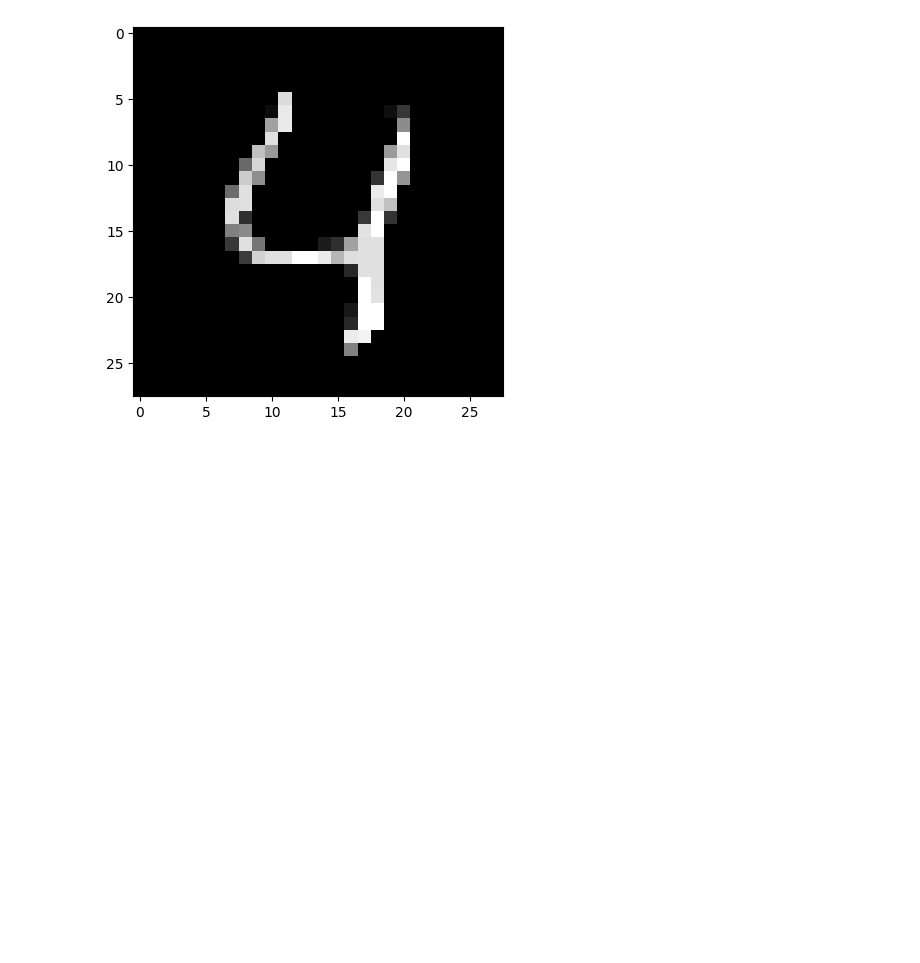
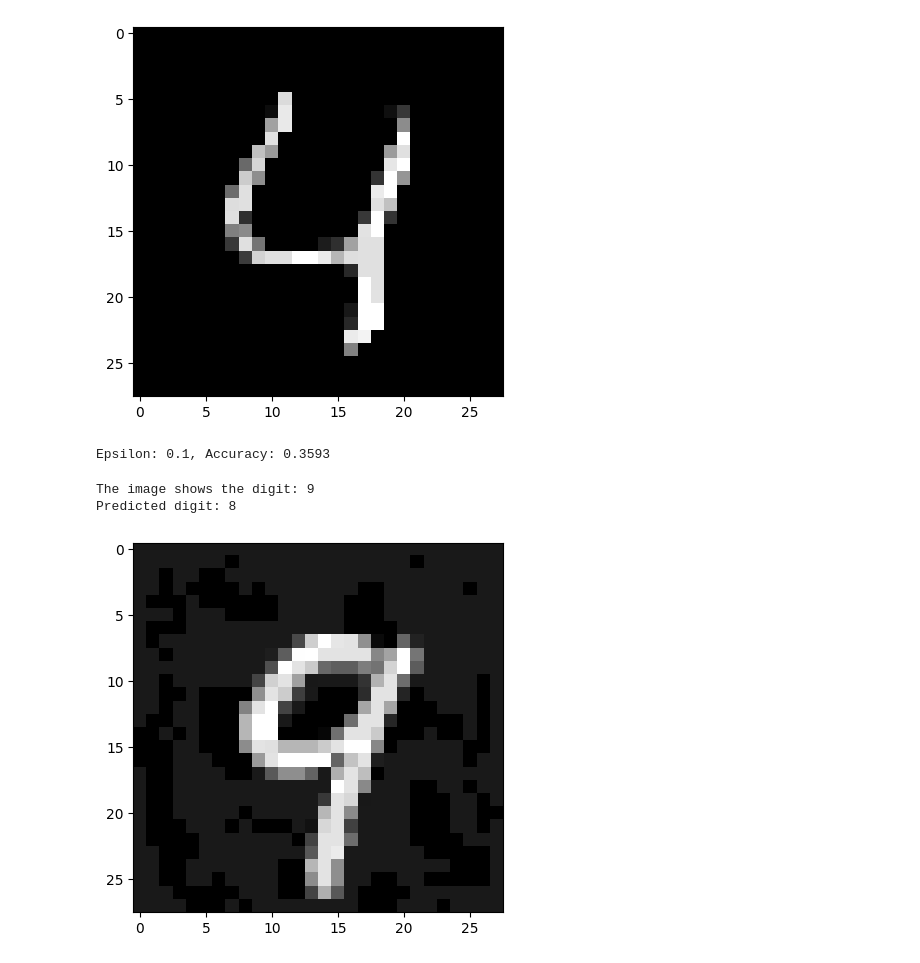
Before and after one commit to pavelihno/cognition-computation-project, a Jupyter notebook: notebook.ipynb, the cells around one changed output. Cells and saved outputs as stored; diff of their text form; code cells hidden in the pictures; blank space fills up the shorter version.

Commit message:
DBN Readout with gradients

```diff
--- a/notebook.ipynb
+++ b/notebook.ipynb
@@ -484,12 +478,13 @@ labels = mnist_test_targets.cpu().numpy()
 prob_h = mnist_test_data.to(device)
 
 for layer_idx, rbm in enumerate(dbn.rbms):
-    prob_h, h = rbm.sample_h(prob_h)
+    with torch.no_grad():
+        prob_h, h = rbm.sample_h(prob_h)
 
-    print(f'======= Layer {layer_idx + 1} =======')
-    show_dendrogram(prob_h.cpu().numpy(), labels)
-    show_clusters(prob_h.cpu().numpy(), labels)
-    print()
+        print(f'======= Layer {layer_idx + 1} =======')
+        show_dendrogram(prob_h.cpu().numpy(), labels)
+        show_clusters(prob_h.cpu().numpy(), labels)
+        print()
 # %% [output]
 ======= Layer 1 =======
 [figure]
@@ -542,7 +537,8 @@ for layer_idx, linear_layer_dict in enumerate(linear_layers):
     rbm = linear_layer_dict['rbm']
     filename = linear_layer_dict['filename']
 
-    prob_h, h = rbm.sample_h(prob_h)
+    with torch.no_grad():
+        prob_h, h = rbm.sample_h(prob_h)
 
     optimizer = torch.optim.Adam(linear_layer.parameters(), lr=0.001)
     criterion = nn.CrossEntropyLoss()
@@ -1215,3 +1232,34 @@ show_img(_adv_img.reshape(mnist_img_shape), _label, _adv_label)
 The image shows the digit: 4
 Predicted digit: 9
 [figure]
+# %%
+linear_layer_idx = 2
+linear_layer_dict = linear_layers[linear_layer_idx]
+linear_layer = linear_layer_dict['linear_layer']
+
+readout_dbn = ReadOutDBN(dbn, linear_layer, linear_layer_idx)
+# %%
+# DBN readout adversarial attack
+dbn_test_ds = TensorDataset(mnist_test_data, mnist_test_targets)
+
+dbn_test_loader = DataLoader(
+    dbn_test_ds,
+    batch_size=1,
+    shuffle=False
+)
+
+adv_data, adv_accuracy = get_adversarial_data(
+    model=readout_dbn,
+    test_loader=dbn_test_loader,
+    epsilon=0.1,
+    device=device,
+)
+# %% [output]
+Epsilon: 0.1, Accuracy: 0.3593
+# %%
+_adv_img, _label, _adv_label = adv_data[10]
+show_img(_adv_img.reshape(mnist_img_shape), _label, _adv_label)
+# %% [output]
+The image shows the digit: 9
+Predicted digit: 8
+[figure, added]
```
Also changed, not shown: parts of 10 cells of this notebook.
